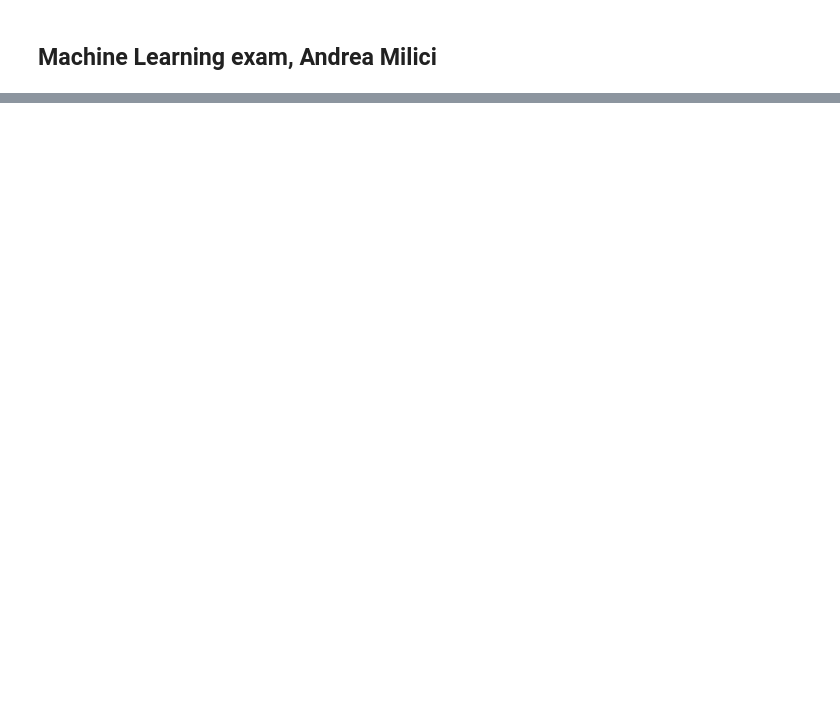
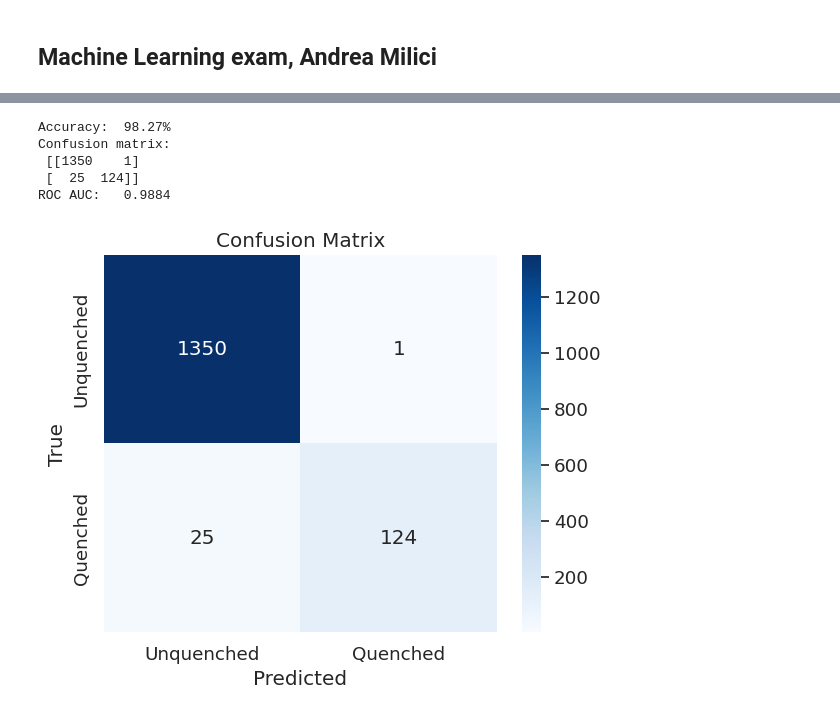
Before and after one commit to andremicci/exam1_2024, a Jupyter notebook: quench_project/main_notebook.ipynb, the cells around one changed output, grey strips where cells are left out. Drawn from its saved outputs; the diff is of its cells as text; code cells hidden in the pictures; blank space fills up the shorter version.

```diff
--- a/quench_project/main_notebook.ipynb
+++ b/quench_project/main_notebook.ipynb
@@ -77,0 +198,52 @@ dataframe[0].shape
+# %%
+x_all = torch.stack([x for x, y in test_dataset])
+y_all = torch.stack([y for x, y in test_dataset])
+
+model.eval()
+with torch.no_grad():
+    logits = model(x_all)
+    probs = torch.sigmoid(logits)
+    preds = (probs >= 0.5).float()
+
+# Valutazione
+from sklearn.metrics import accuracy_score, confusion_matrix, roc_auc_score
+
+acc = accuracy_score(y_all, preds)
+conf_mat = confusion_matrix(y_all, preds)
+roc_auc = roc_auc_score(y_all, probs)
+
+print(f"Accuracy:  {acc*100:.2f}%")
+print("Confusion matrix:\n", conf_mat)
+print(f"ROC AUC:   {roc_auc:.4f}")
+# %% [output]
+Accuracy:  98.27%
+Confusion matrix:
+ [[1350    1]
+ [  25  124]]
+ROC AUC:   0.9884
+# %%
+import seaborn as sns
+
+def plot_confusion_matrix(y_true, y_pred, labels=None, title="Confusion Matrix"):
+    """
+    Plot a confusion matrix with counts in each cell.
+
+    Parameters:
+    - y_true: array-like of true labels
+    - y_pred: array-like of predicted labels
+    - labels: list of label names, optional
+    - title: title of the plot
+    """
+    cm = confusion_matrix(y_true, y_pred)
+    plt.figure(figsize=(6, 5))
+    sns.heatmap(cm, annot=True, fmt='d', cmap='Blues',
+                xticklabels=labels, yticklabels=labels)
+    plt.xlabel('Predicted')
+    plt.ylabel('True')
+    plt.title(title)
+    plt.tight_layout()
+    plt.show()
+
+plot_confusion_matrix(y_all, preds, labels=["Unquenched", "Quenched"])
+# %% [output]
+[figure, added]
```
Also changed, not shown: parts of 19 cells of this notebook, 8 other files.
